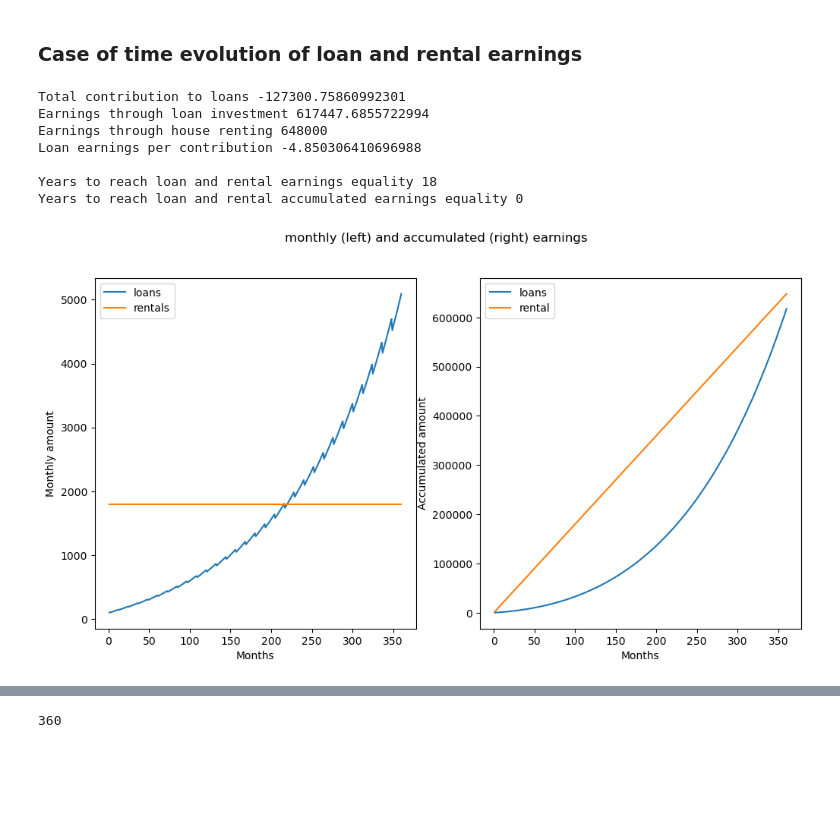
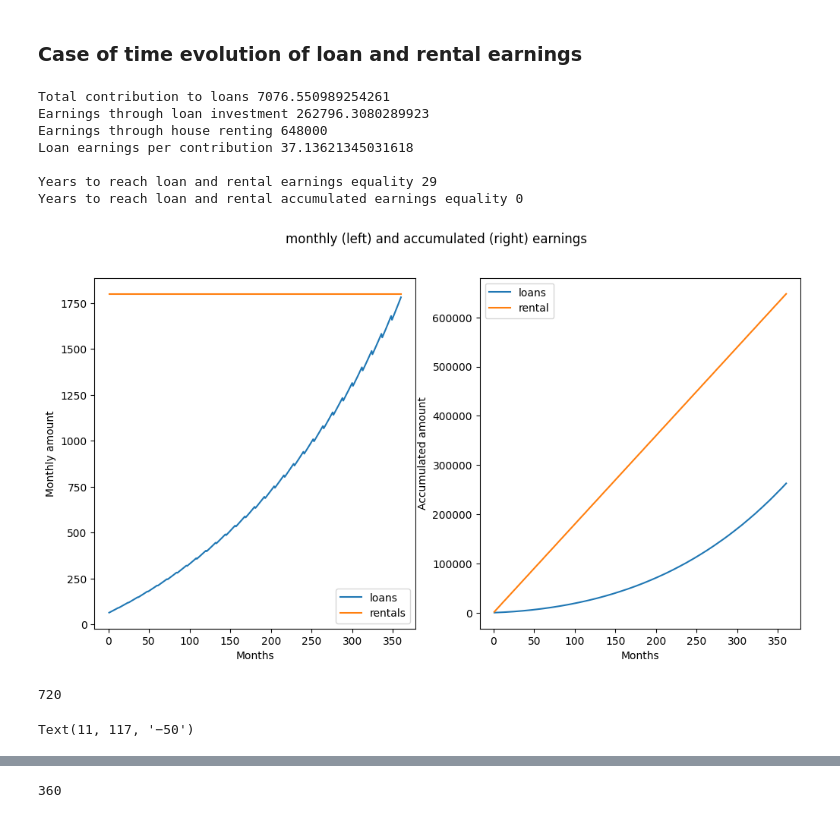
Before and after one commit to Marlup/Simulation-of-investment-and-compound-returns, a Jupyter notebook: loan_and_real-state_comparation.ipynb, the cells around one changed output, grey strips where cells are left out. Saved outputs shown, nothing was run; the diff lists cells and outputs as text; code cells hidden in the pictures; blank space fills up the shorter version.

```diff
--- a/loan_and_real-state_comparation.ipynb
+++ b/loan_and_real-state_comparation.ipynb
@@ -28,7 +28,7 @@ rental_income_history = []
 # Investment Parameters
 principal_amount = 10_000
 annual_contribution = 300 * 12  # 50 * 12
-roi = 0.12
+roi = 0.08
 term_frequency = 1
 periodic_contribution = annual_contribution / term_frequency
 rental_accum = 0
@@ -47,18 +47,18 @@ for month in months:
 total_loan_balance, info_sim = simulate_compound_return(
     principal=principal_amount,
     annual_roi=roi,
-    compounding_frequency=term_frequency,
+    yield_frequency=term_frequency,
     annual_contribution=periodic_contribution,
     inc_contribution_rate=inc_contribution,
     investment_duration=duration,
     retirement_at=0,
     inflation_rate=inflation_rate,
-    tax_rate=tax_rate,
-    return_time_yields=True
+    tax=tax_rate,
+    return_series=True
 )
 
 # Stats
-loan_earnings = info_sim["earnings"]
+loan_earnings = info_sim["net_earnings"]
 total_loan_earnings = sum(loan_earnings)
 total_loan_contribution = total_loan_balance - total_loan_earnings
 earning_per_contribution = total_loan_earnings / total_loan_contribution
@@ -73,35 +73,49 @@ print(f"Earnings through house renting {sum(rental_income_history)}")
 print(f"Loan earnings per contribution {earning_per_contribution}", end=2*"\n")
 
 # ======================== #
 
 fig = plt.figure(figsize=(12, 6))
 
 plt.subplot(1, 2, 1)
 
 plt.plot(months, loan_earnings, label="loans")
 plt.plot(months, rental_income_history, label="rentals")
 plt.xlabel("Months")
 plt.ylabel("Monthly amount")
 plt.legend()
 
 plt.subplot(1, 2, 2)
 
 plt.plot(months, np.cumsum(loan_earnings), label="loans")
 plt.plot(months, np.cumsum(rental_income_history), label="rental")
 plt.xlabel("Months")
 plt.ylabel("Accumulated amount")
 plt.legend()
+#print(plt.xticks())
+#x_locs, x_labels = plt.xticks()
+#plt.xticks(ticks=x_locs, labels=x_labels)
 
 _ = fig.suptitle("monthly (left) and accumulated (right) earnings")
 
 print(f"Years to reach loan and rental earnings equality {month_equal_earnings // 12}")
 print(f"Years to reach loan and rental accumulated earnings equality {month_equal_accum_earnings // 12}")
 # %% [output]
-Total contribution to loans -127300.75860992301
-Earnings through loan investment 617447.6855722994
+Total contribution to loans 7076.550989254261
+Earnings through loan investment 262796.3080289923
 Earnings through house renting 648000
-Loan earnings per contribution -4.850306410696988
+Loan earnings per contribution 37.13621345031618
 
-Years to reach loan and rental earnings equality 18
+Years to reach loan and rental earnings equality 29
 Years to reach loan and rental accumulated earnings equality 0
-[figure, old version]
+[figure, new version]
+# %%
+60 * 12
+# %% [output]
+720
+# %%
+x = x_labels[0]
+x.set_x(11)
+x.set_y(117)
+x
+# %% [output]
+Text(11, 117, '−50')
```
Also changed, not shown: parts of 6 cells of this notebook, 5 other files.
